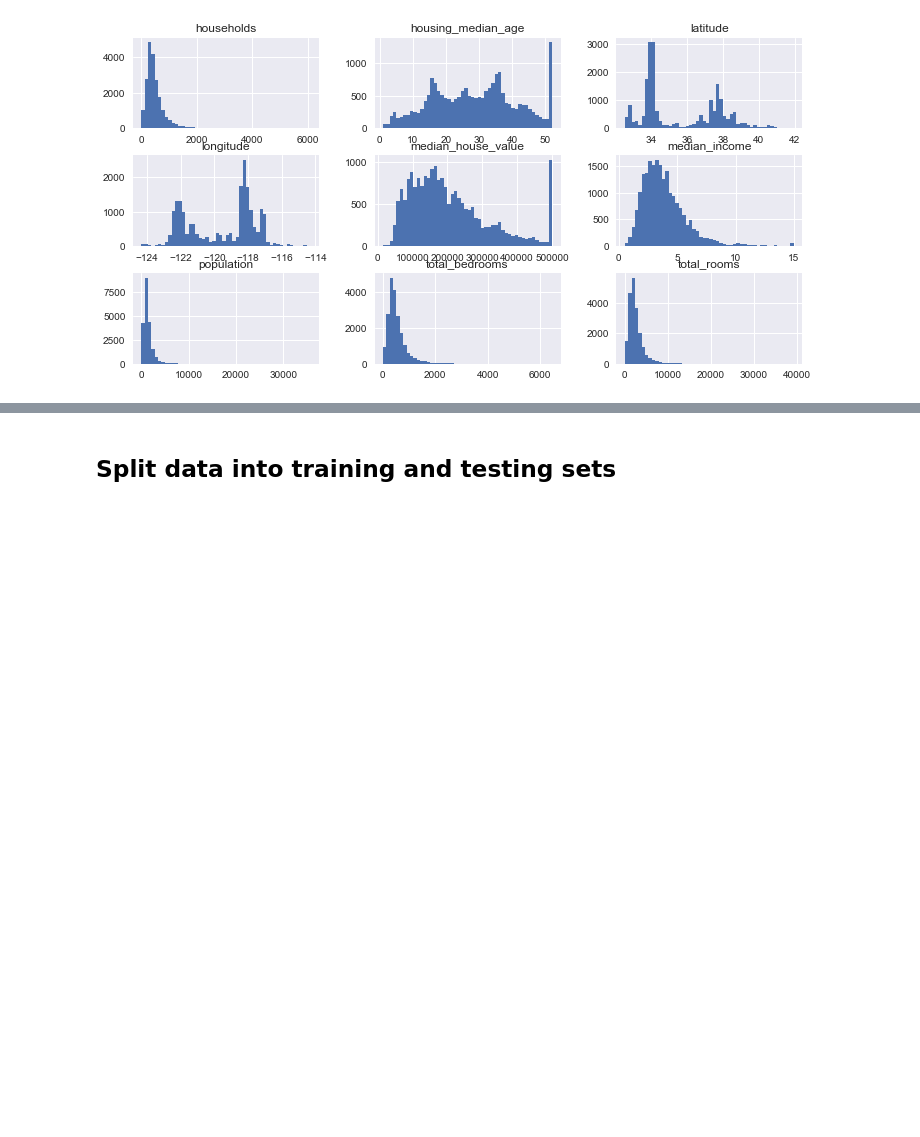
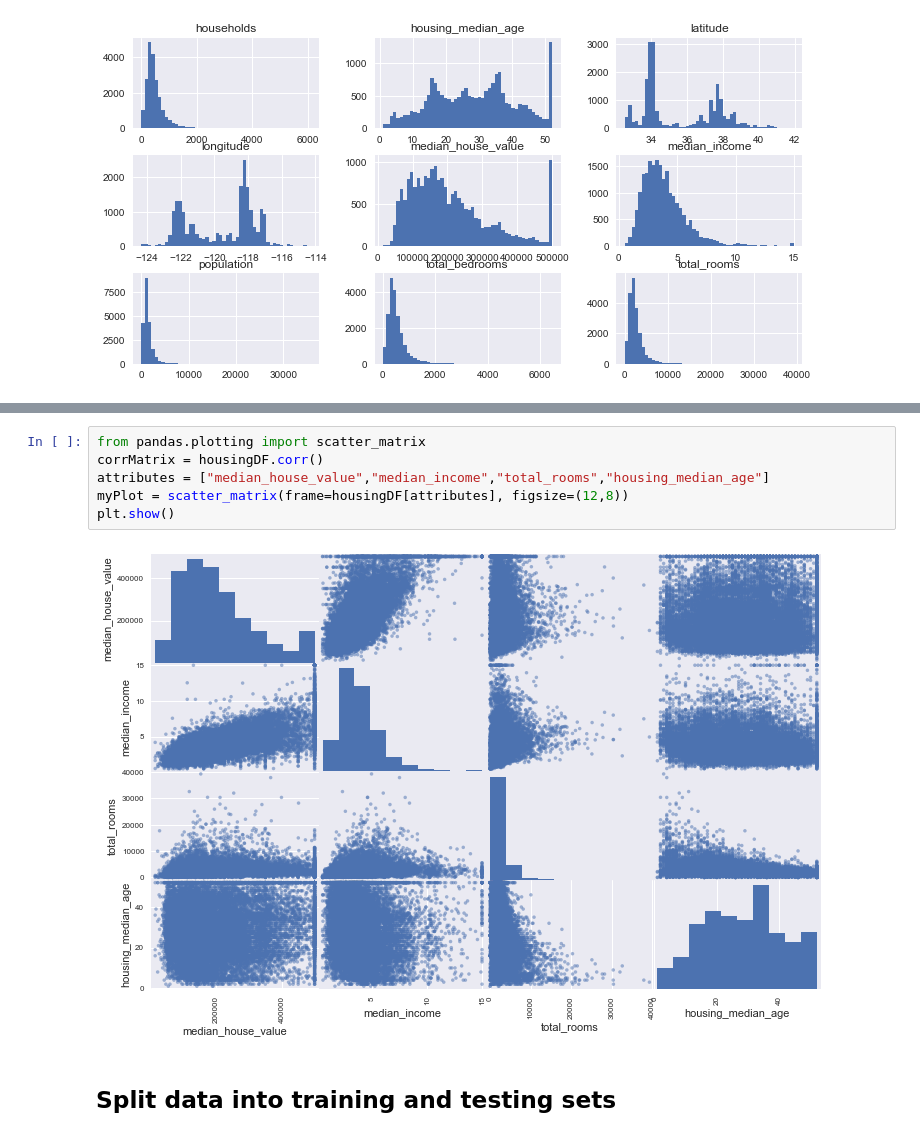
Before and after one commit to paradisepilot/statistics, a Jupyter notebook: projects/StatCan/californiaAna44/doc/MASTER.ipynb, the cells around one changed output, grey strips where cells are left out. Cells and saved outputs as stored; diff of their text form; blank space fills up the shorter version.

```diff
--- a/projects/StatCan/californiaAna44/doc/MASTER.ipynb
+++ b/projects/StatCan/californiaAna44/doc/MASTER.ipynb
@@ -74,3 +100,11 @@ plt.show()
+# %%
+from pandas.plotting import scatter_matrix
+corrMatrix = housingDF.corr()
+attributes = ["median_house_value","median_income","total_rooms","housing_median_age"]
+myPlot = scatter_matrix(frame=housingDF[attributes], figsize=(12,8))
+plt.show()
+# %% [output]
+[figure, added]
 # %% [markdown]
 
 ## Split data into training and testing sets
```
Also changed, not shown: parts of 2 cells of this notebook.
